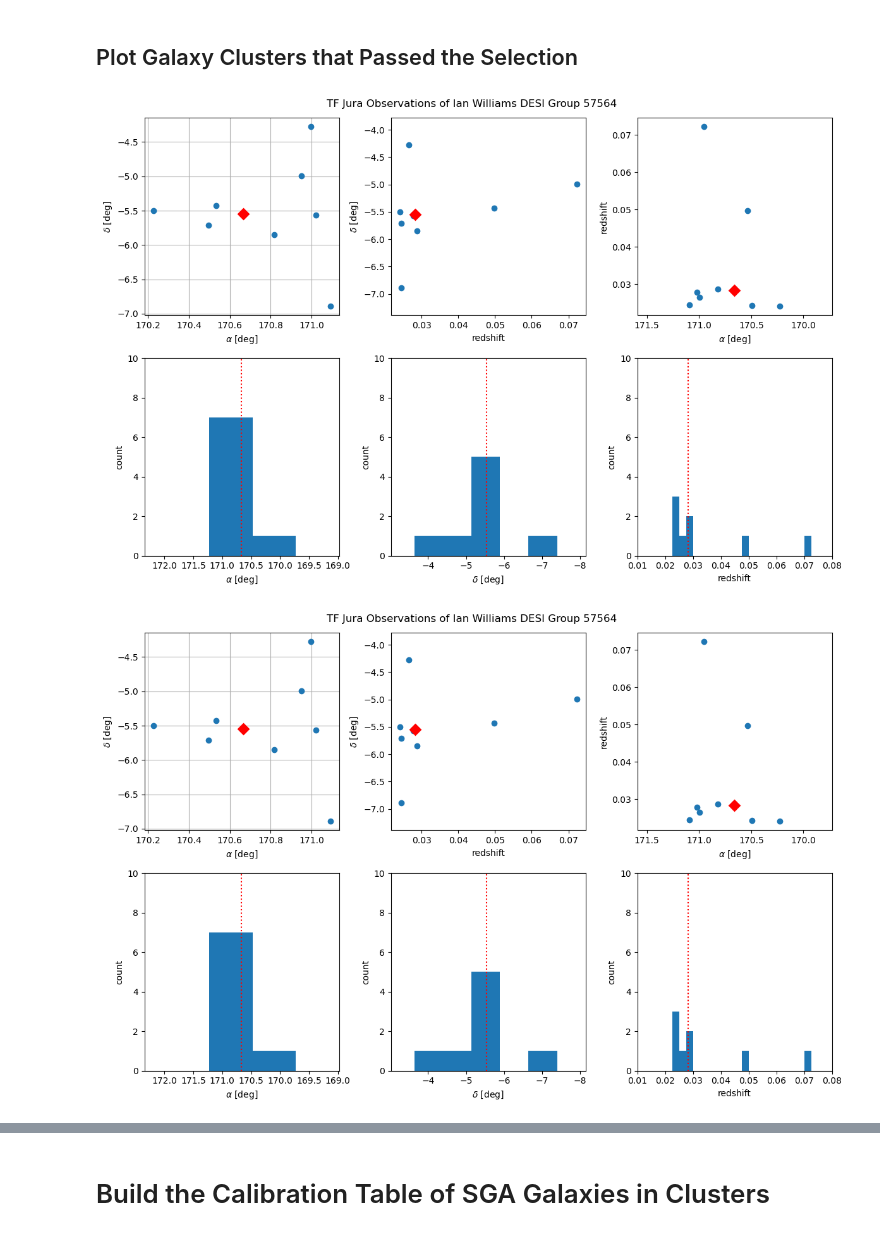
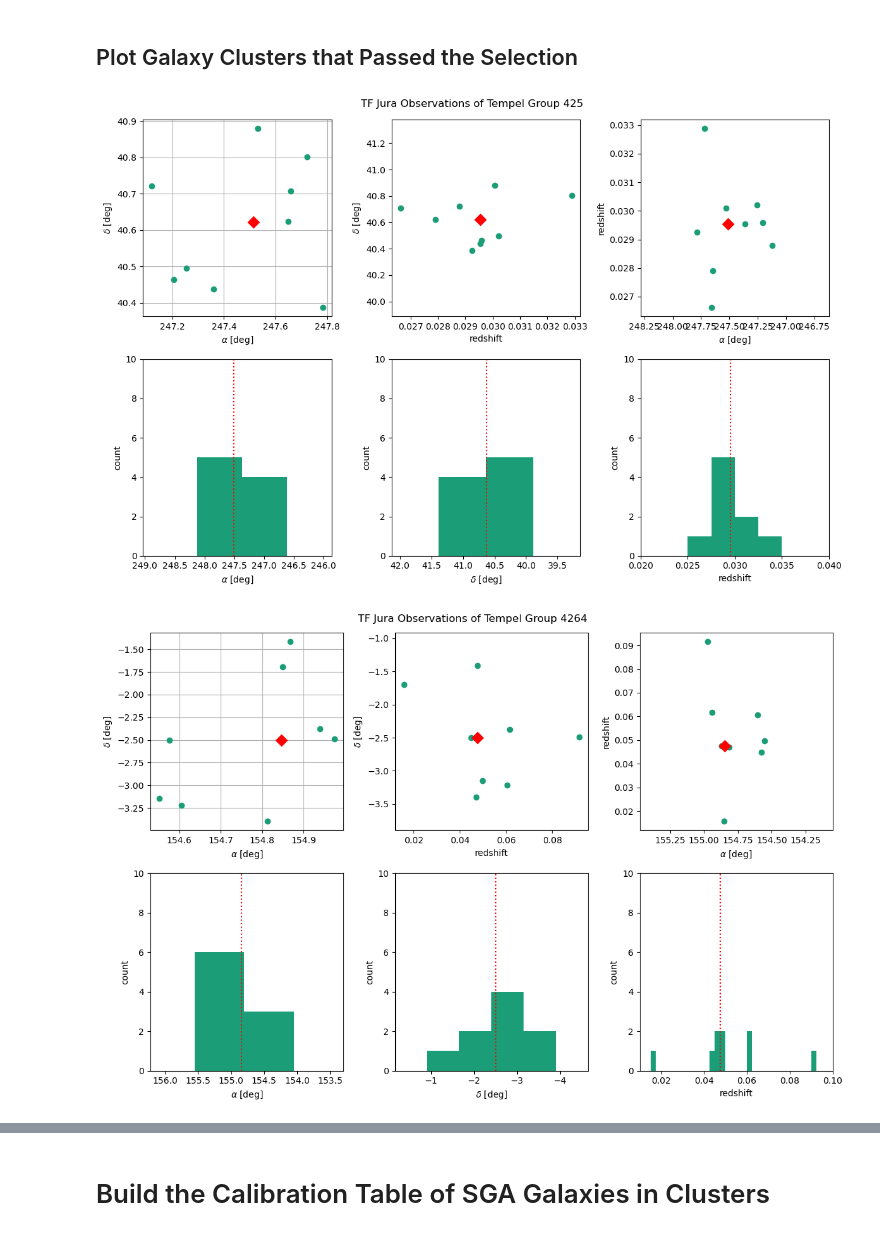
Before and after one commit to DESI-UR/DESI_SGA, a Jupyter notebook: TF/Y3/TF_Y3_cluster_calibration_MJ_Tempel.ipynb, the cells around one changed output, grey strips where cells are left out. Saved outputs shown, nothing was run; the diff lists cells and outputs as text; code cells hidden in the pictures.

Commit message:
updated with relative separation cuts

```diff
--- a/TF/Y3/TF_Y3_cluster_calibration_MJ_Tempel.ipynb
+++ b/TF/Y3/TF_Y3_cluster_calibration_MJ_Tempel.ipynb
@@ -505,7 +533,7 @@ print('15+ galaxies:', np.sum(grp_count >= 15))
 full_group = grp_count >= 8
 grp_ids = []
 for i in range(len(full_group)):
-    if full_group[i] == True:
+    if full_group[i] == True and i > 0:
         grp_ids.append(grp_GroupID[i])
 # %%
 VI_tab.add_index('GroupID')
@@ -864,20 +897,34 @@ A reasonable selection might be
 # %%
 group_ids = np.asarray(grp_ids)
-ra_diff = np.asarray(ra_diff)
-dec_diff = np.asarray(dec_diff)
-z_diff = np.asarray(z_diff)
 
-#- Apply selection
-racut = 0.5
-deccut = 0.5
-zcut = .05
+# print(median_coords)
+# print(median_coords_orig)
 
-keep_group = group_ids
-reject_group = []
+med_separation = []
+max_separation = []
+norm_separation = []
 
-select = (ra_diff < racut) & (dec_diff < deccut) & (z_diff < zcut)
+for median in range(len(median_coords)):
+    separation = median_coords[median].separation(median_coords_orig[median]).to('rad')
+    med_separation.append(separation)
 
-keep_group = group_ids[select]
-reject_group = group_ids[~select]
+for i in range(len(median_coords_orig)):
+    med = median_coords_orig[i]
+    idx = np.in1d(VI_tab['GroupID'], group_ids[i])
+    gal = SkyCoord(ra=VI_tab['RA_LEDA'][idx], dec=VI_tab['DEC_LEDA'][idx], unit='deg', frame='icrs')
+    max_separation.append(np.max(gal.separation(med).to('rad')))
+
+for n in range(len(med_separation)):
+    norm_separation.append(med_separation[n]/max_separation[n])
+
+sep_cut_ids = []
+sep_cut_ids_rej = []
+for i in range(len(norm_separation)):
+    if norm_separation[i] < 1:
+        sep_cut_ids.append(group_ids[i])
+    else:
+        sep_cut_ids_rej.append(group_ids[i])
+
+keep_group = sep_cut_ids
 # %%
 for i, (group_id, sga_ids) in enumerate(sga_groups.items()):
@@ -926,6 +938,6 @@ plt.tick_params(axis='both', which='major', labelsize=12);
 ## Plot Galaxy Clusters that Failed the Selection
 # %%
 for group_id in sga_groups.keys():
-    if group_id in reject_group:
+    if group_id in sep_cut_ids_rej:
         fig = plot_group_members(groups, group_id, VI_tab, sga_groups[group_id], False, group_id, group_id)
         # fig.savefig(f'../../Figures/Y1/TF_Y1_cluster_{cluster_id}_reject.png', dpi=150);
@@ -935,9 +944,9 @@ for group_id in sga_groups.keys():
 # %% [markdown]
 ## Plot Galaxy Clusters that Passed the Selection
 # %%
-for cluster_id in sga_groups.keys():
+for group_id in sga_groups.keys():
     fig = plot_group_members(groups, group_id, VI_tab, sga_groups[group_id], False, sgatab_sel, rej_groups[group_id])
         # fig.savefig(f'../../Figures/Y1/TF_Y1_cluster_{cluster_id}_accept.png', dpi=150);
 # %% [output]
-[figure, old version]
+[figure, new version]
-[figure, old version]
+[figure, new version]
```
Also changed, not shown: parts of 51 cells of this notebook.
